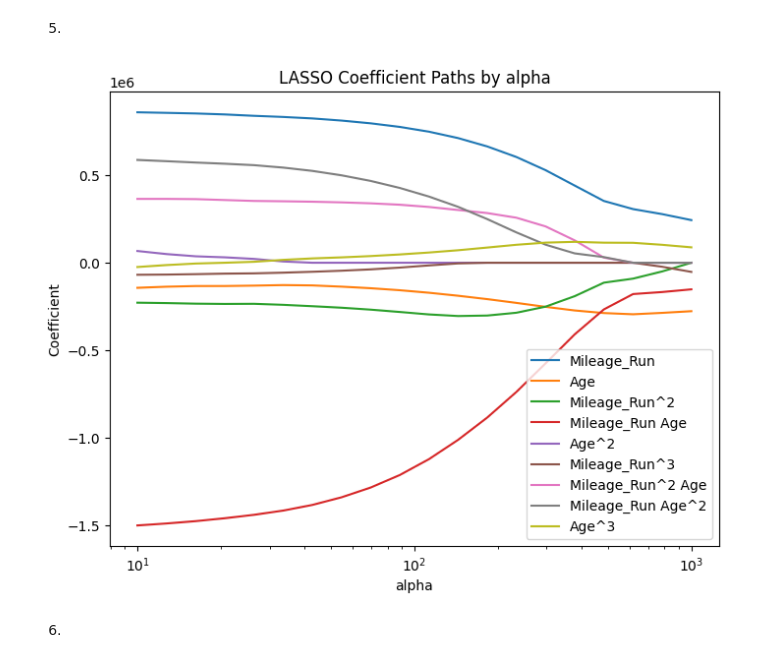
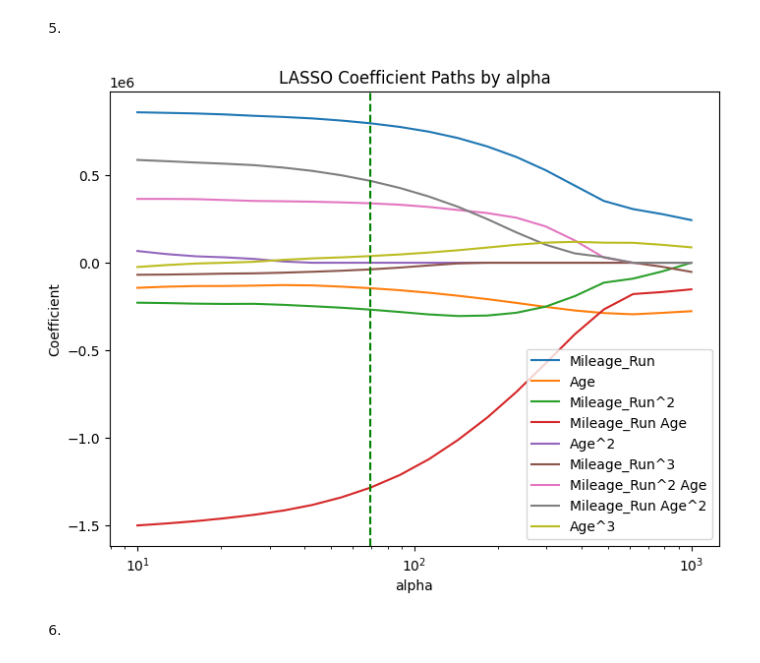
Before and after one commit to an9o/DS3021_Assignments, a Jupyter notebook: Assignment_4/Answers.ipynb, the cells around one changed output. Cells and saved outputs as stored; diff of their text form; code cells hidden in the pictures.

Commit message:
Updated image

```diff
--- a/Assignment_4/Answers.ipynb
+++ b/Assignment_4/Answers.ipynb
@@ -134,21 +134,22 @@ from sklearn.linear_model import lasso_path
 # %%
 #lasso coefficient paths
 alphas_lasso, coefs_lasso, _ = lasso_path(X_scaled, y, alphas=alphas)
 
 #plot
 plt.figure(figsize=(8,6))
 
 for i in range(coefs_lasso.shape[0]):
     plt.plot(alphas_lasso, coefs_lasso[i], label=X_scaled.columns[i])
 
 plt.xscale("log")
 plt.xlabel("alpha")
 plt.ylabel("Coefficient")
+plt.axvline(x=reg.alpha_, color="green", linestyle="--", linewidth=1.5)
 plt.title("LASSO Coefficient Paths by alpha")
 plt.legend()
 plt.show()
 # %% [output]
-[figure, old version]
+[figure, new version]
 # %% [markdown]
 6.
 # %%
```
Also changed, not shown: parts of 25 cells of this notebook, 3 other files.
